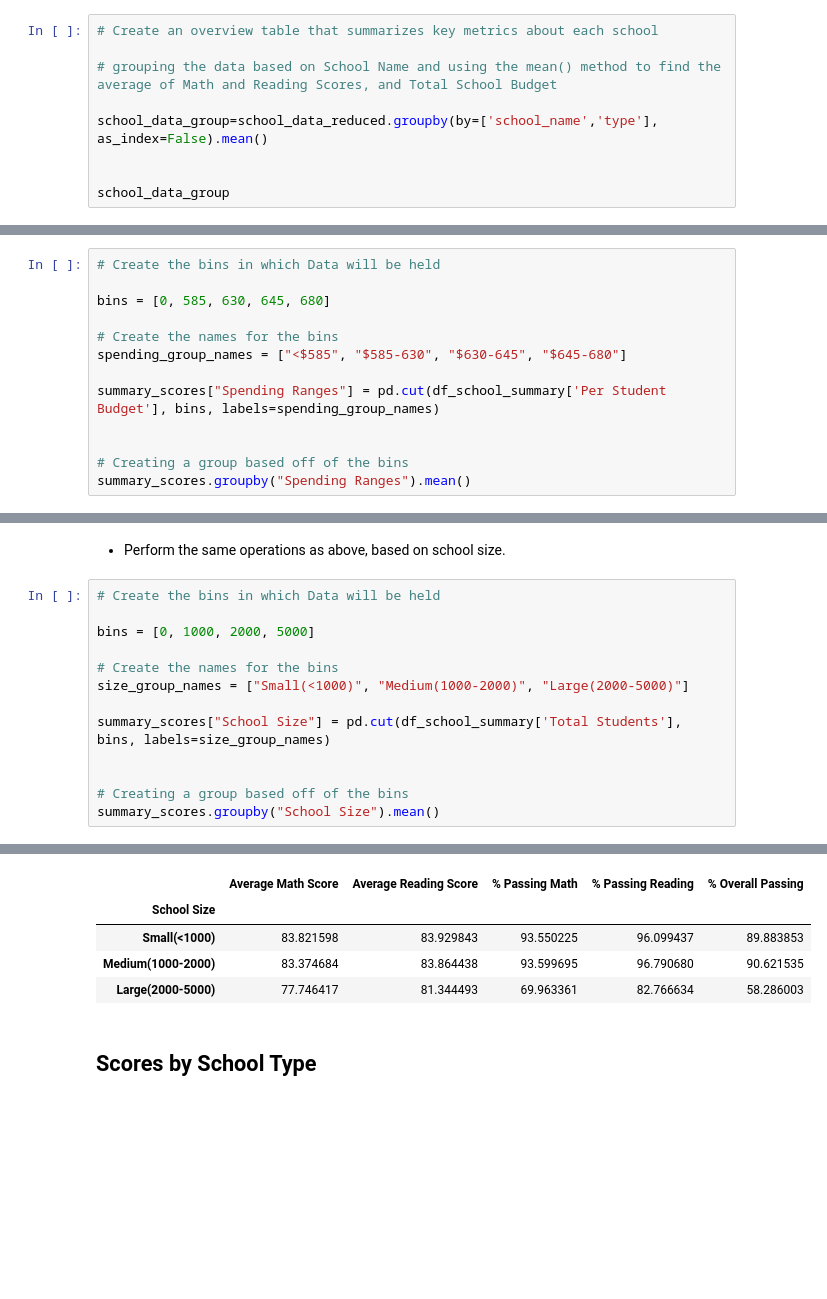
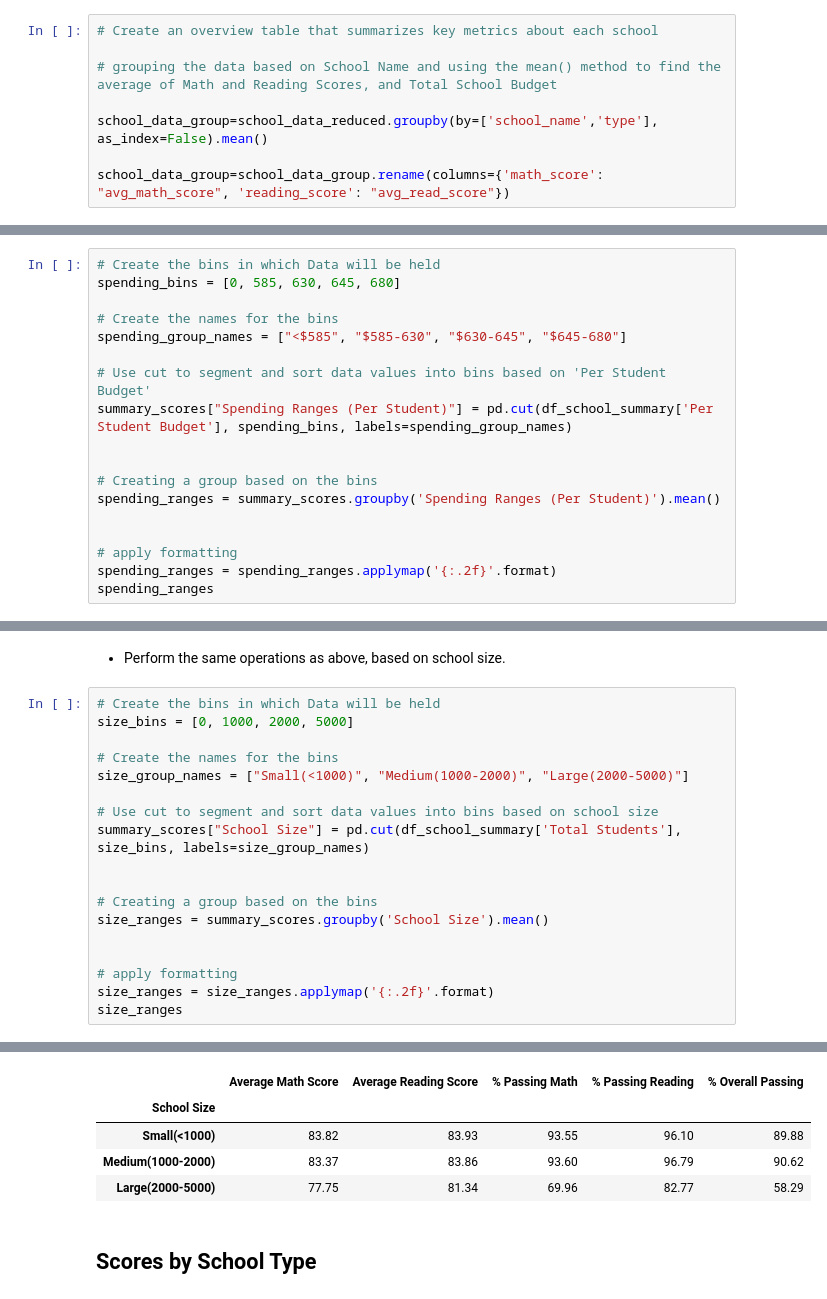
Before and after one commit to agkden/Pandas-challenge, a Jupyter notebook: PyCitySchools_analysis.ipynb, the cells around one changed output, grey strips where cells are left out. Saved outputs shown, nothing was run; the diff lists cells and outputs as text; blank space fills up the shorter version.

```diff
--- a/PyCitySchools_analysis.ipynb
+++ b/PyCitySchools_analysis.ipynb
@@ -191,5 +191,4 @@ pd.DataFrame(summary_district)
 
 school_data_group=school_data_reduced.groupby(by=['school_name','type'], as_index=False).mean()
 
-
-school_data_group
+school_data_group=school_data_group.rename(columns={'math_score': "avg_math_score", 'reading_score': "avg_read_score"})
@@ -498,17 +490,22 @@ summary_scores.head()
 | 4 | Griffin High School | Charter | 83.351499 | 83.816757 | 93.392371 | 97.138965 | ... |
 # %%
 # Create the bins in which Data will be held
-
-bins = [0, 585, 630, 645, 680]
+spending_bins = [0, 585, 630, 645, 680]
 
 # Create the names for the bins
 spending_group_names = ["<$585", "$585-630", "$630-645", "$645-680"]
 
-summary_scores["Spending Ranges"] = pd.cut(df_school_summary['Per Student Budget'], bins, labels=spending_group_names)
+# Use cut to segment and sort data values into bins based on 'Per Student Budget'
+summary_scores["Spending Ranges (Per Student)"] = pd.cut(df_school_summary['Per Student Budget'], spending_bins, labels=spending_group_names)
 
 
-# Creating a group based off of the bins
-summary_scores.groupby("Spending Ranges").mean()
+# Creating a group based on the bins
+spending_ranges = summary_scores.groupby('Spending Ranges (Per Student)').mean()
+
+
+# apply formatting
+spending_ranges = spending_ranges.applymap('{:.2f}'.format)
+spending_ranges
 # %% [output]
 A value is trying to be set on a copy of a slice from a DataFrame.
 Try using .loc[row_indexer,col_indexer] = value instead
@@ -527,17 +524,22 @@ See the caveats in the documentation: https://pandas.pydata.org/pandas-docs/stab
 * Perform the same operations as above, based on school size.
 # %%
 # Create the bins in which Data will be held
-
-bins = [0, 1000, 2000, 5000]
+size_bins = [0, 1000, 2000, 5000]
 
 # Create the names for the bins
 size_group_names = ["Small(<1000)", "Medium(1000-2000)", "Large(2000-5000)"]
 
-summary_scores["School Size"] = pd.cut(df_school_summary['Total Students'], bins, labels=size_group_names)
+# Use cut to segment and sort data values into bins based on school size
+summary_scores["School Size"] = pd.cut(df_school_summary['Total Students'], size_bins, labels=size_group_names)
 
 
-# Creating a group based off of the bins
-summary_scores.groupby("School Size").mean()
+# Creating a group based on the bins
+size_ranges = summary_scores.groupby('School Size').mean()
+
+
+# apply formatting
+size_ranges = size_ranges.applymap('{:.2f}'.format)
+size_ranges
 # %% [output]
 A value is trying to be set on a copy of a slice from a DataFrame.
 Try using .loc[row_indexer,col_indexer] = value instead
@@ -547,7 +549,7 @@ See the caveats in the documentation: https://pandas.pydata.org/pandas-docs/stab
 |  | Average Math Score | Average Reading Score | % Passing Math | % Passing Reading | % Overall Passing |
 | School Size |  |  |  |  |  |
-| Small(<1000) | 83.821598 | 83.929843 | 93.550225 | 96.099437 | 89.883853 |
-| Medium(1000-2000) | 83.374684 | 83.864438 | 93.599695 | 96.790680 | 90.621535 |
-| Large(2000-5000) | 77.746417 | 81.344493 | 69.963361 | 82.766634 | 58.286003 |
+| Small(<1000) | 83.82 | 83.93 | 93.55 | 96.10 | 89.88 |
+| Medium(1000-2000) | 83.37 | 83.86 | 93.60 | 96.79 | 90.62 |
+| Large(2000-5000) | 77.75 | 81.34 | 69.96 | 82.77 | 58.29 |
 # %% [markdown]
 ## Scores by School Type
```
Also changed, not shown: parts of 10 cells of this notebook.
